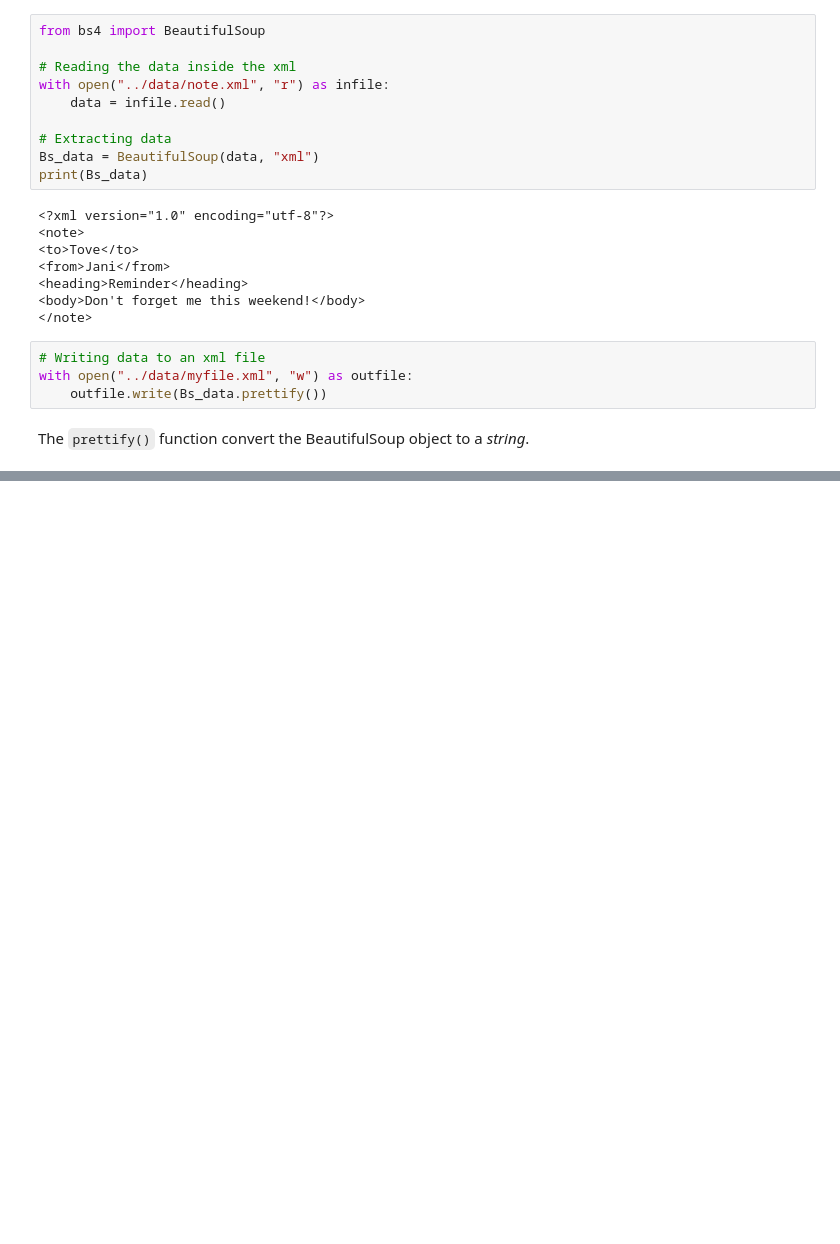
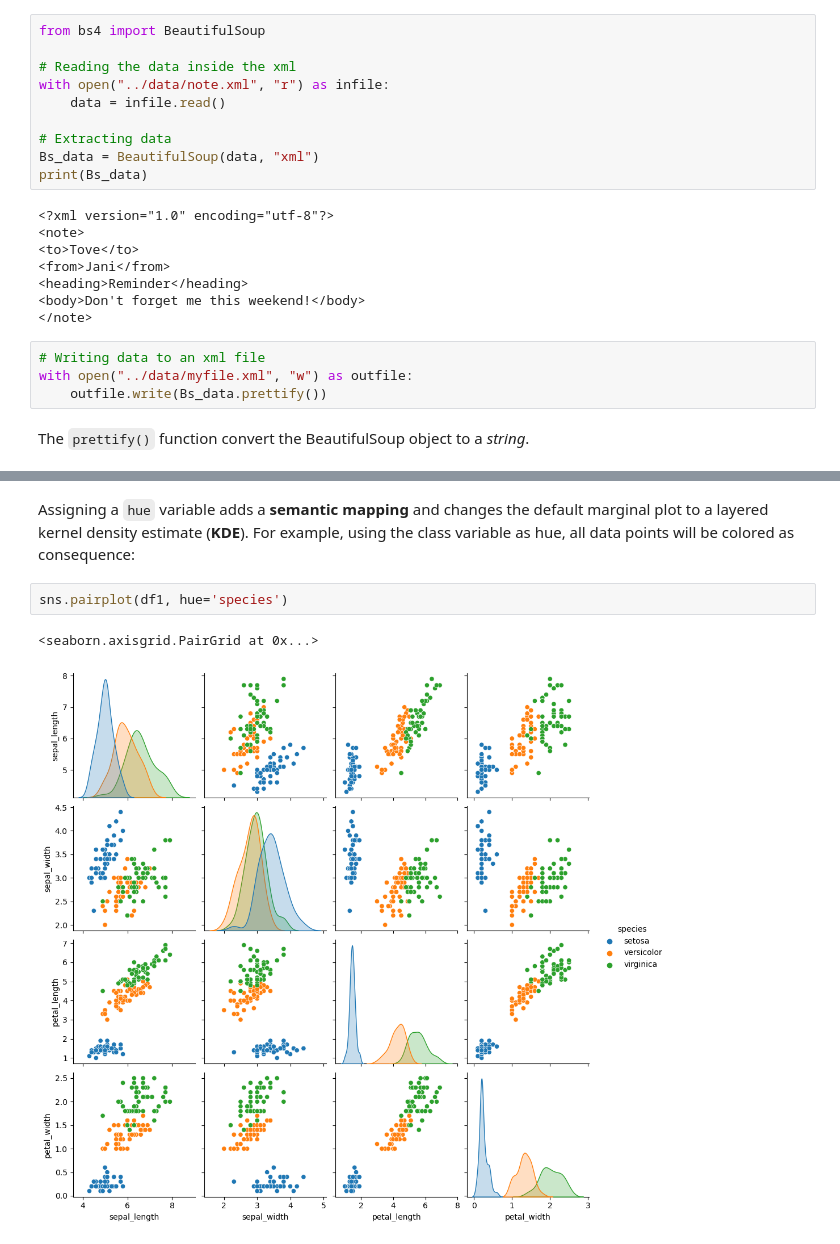
Before and after one commit to mscarpiniti/Python-Data-Science, a Jupyter notebook: Notebooks/6_Data_manipulation.ipynb, the cells around one changed output, grey strips where cells are left out. Cells and saved outputs as stored; diff of their text form; blank space fills up the shorter version.

```diff
--- a/Notebooks/6_Data_manipulation.ipynb
+++ b/Notebooks/6_Data_manipulation.ipynb
@@ -1118,0 +1220,7 @@ The `prettify()` function convert the BeautifulSoup object to a *string*.
+# %% [markdown]
+Assigning a `hue` variable adds a **semantic mapping** and changes the default marginal plot to a layered kernel density estimate (**KDE**). For example, using the class variable as hue, all data points will be colored as consequence:
+# %%
+sns.pairplot(df1, hue='species')
+# %% [output]
+<seaborn.axisgrid.PairGrid at 0x...>
+[figure, added]
```
Also changed, not shown: parts of 56 cells of this notebook, 4 other files.
